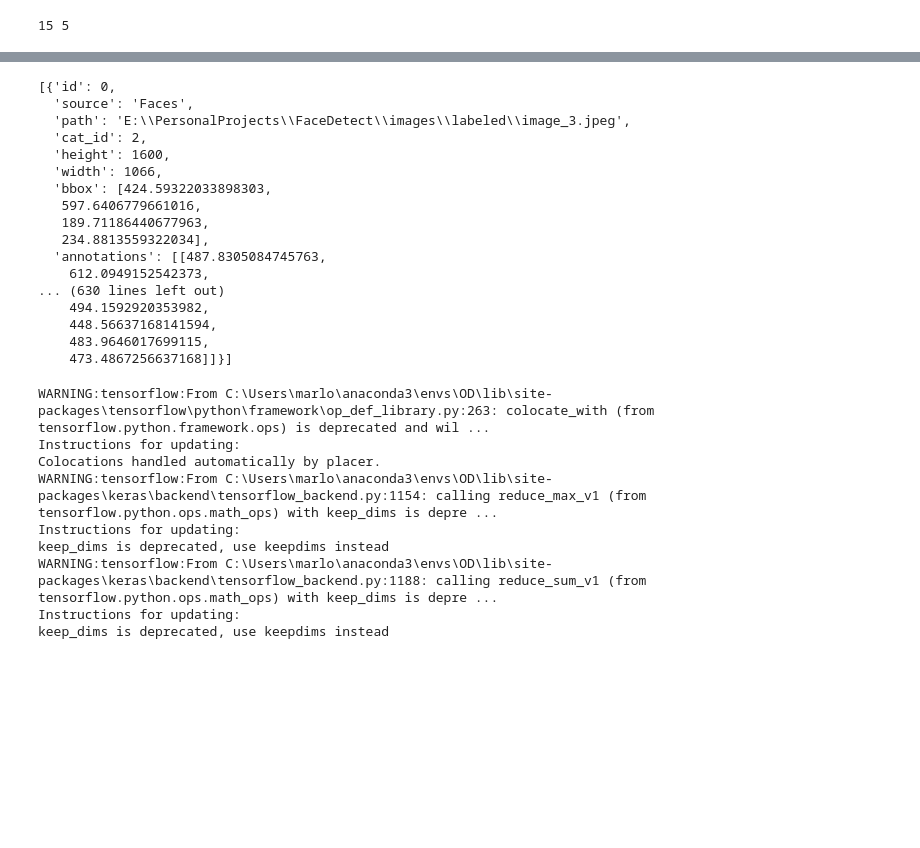
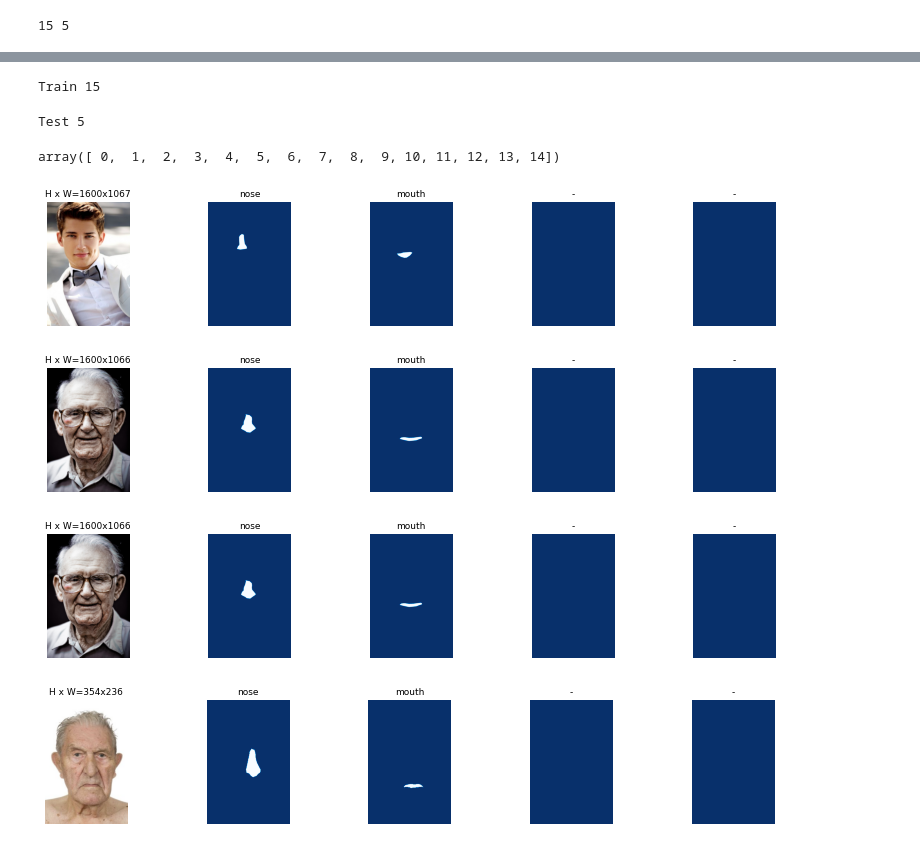
Before and after one commit to Zetroc99/FaceDetect, a Jupyter notebook: face.ipynb, the cells around one changed output, grey strips where cells are left out. Drawn from its saved outputs; the diff is of its cells as text; code cells hidden in the pictures; blank space fills up the shorter version.

Commit message:
mask rcnn complete
training and testing is WIP

```diff
--- a/face.ipynb
+++ b/face.ipynb
@@ -193,39 +179,37 @@ dataset.prepare()
 # %%
+# Training set
 dataset_train = FacesDataset(images_train, annots_path, dataset_path)
+dataset_train.prepare()
+print('Train %d' % len(dataset_train.image_ids))
+# %% [output]
+Train 15
-# %%
-dataset_train.image_info
-# %% [output]
-[{'id': 0,
-  'source': 'Faces',
-  'path': 'E:\\PersonalProjects\\FaceDetect\\images\\labeled\\image_3.jpeg',
-  'cat_id': 2,
-  'height': 1600,
-  'width': 1066,
-  'bbox': [424.59322033898303,
-   597.6406779661016,
-   189.71186440677963,
-   234.8813559322034],
-  'annotations': [[487.8305084745763,
-    612.0949152542373,
-... (630 lines left out)
-    494.1592920353982,
-    448.56637168141594,
-    483.9646017699115,
-    473.4867256637168]]}]
+# %%
+# Validation set
+dataset_val = FacesDataset(images_val, annots_path, dataset_path)
+dataset_val.prepare()
+print('Test %d' % len(dataset_val.image_ids))
+# %% [output]
+Test 5
+# %%
+dataset_train.image_ids
+# %% [output]
+array([ 0,  1,  2,  3,  4,  5,  6,  7,  8,  9, 10, 11, 12, 13, 14])
+# %%
+# Load and display random samples
+image_ids = np.random.choice(dataset_train.image_ids,4)
+for image_id in image_ids:
+    image = dataset_train.load_image(image_id)
+    mask, class_ids = dataset_train.load_mask(image_id)
+    visualize.display_top_masks(image, mask, class_ids, dataset_train.class_names)
+# %% [output]
+[figure, added]
+[figure, added]
+[figure, added]
+[figure, added]
 # %%
 model = modellib.MaskRCNN(mode='training',
-                             config=FacesConfig(),
-                             model_dir=os.getcwd())
+                             config=config,
+                             model_dir=model_path)
-# %% [output]
-WARNING:tensorflow:From C:\Users\marlo\anaconda3\envs\OD\lib\site-packages\tensorflow\python\framework\op_def_library.py:263: colocate_with (from tensorflow.python.framework.ops) is deprecated and wil ...
-Instructions for updating:
-Colocations handled automatically by placer.
-WARNING:tensorflow:From C:\Users\marlo\anaconda3\envs\OD\lib\site-packages\keras\backend\tensorflow_backend.py:1154: calling reduce_max_v1 (from tensorflow.python.ops.math_ops) with keep_dims is depre ...
-Instructions for updating:
-keep_dims is deprecated, use keepdims instead
-WARNING:tensorflow:From C:\Users\marlo\anaconda3\envs\OD\lib\site-packages\keras\backend\tensorflow_backend.py:1188: calling reduce_sum_v1 (from tensorflow.python.ops.math_ops) with keep_dims is depre ...
-Instructions for updating:
-keep_dims is deprecated, use keepdims instead
 # %%
 model.load_weights(filepath='mask_rcnn_coco.h5', by_name=True,
                    exclude=["mrcnn_class_logits", "mrcnn_bbox_fc",
```
Also changed, not shown: parts of 7 cells of this notebook.
